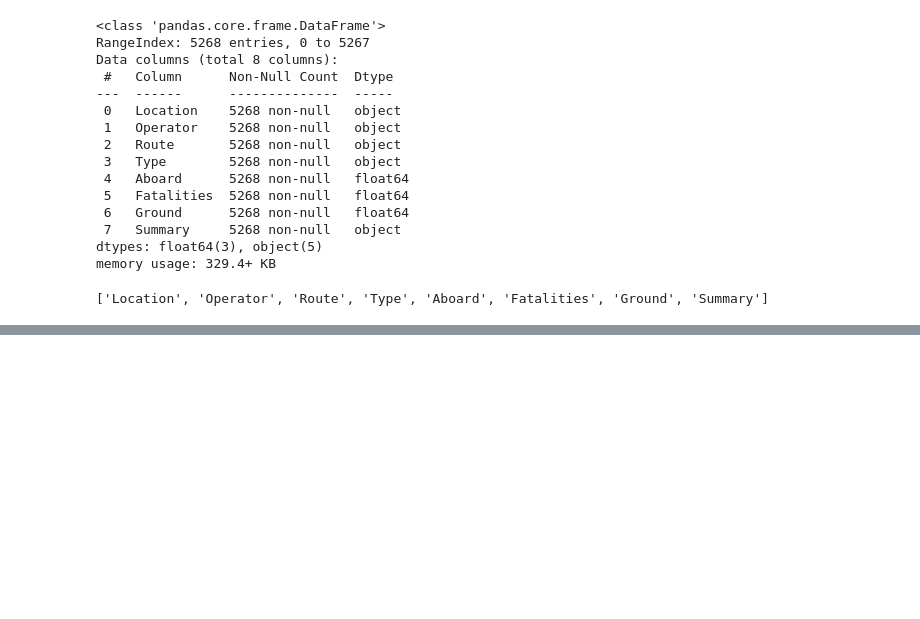
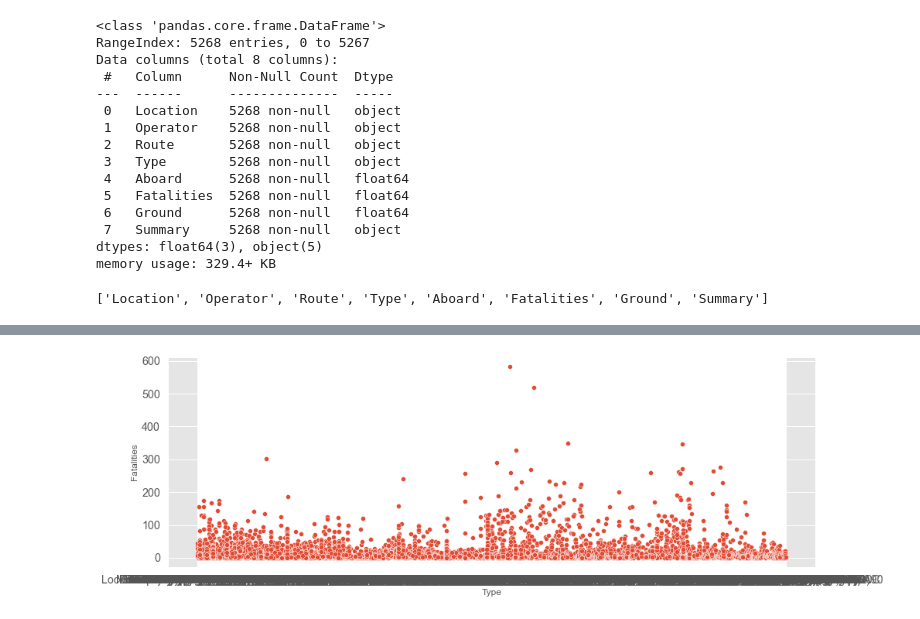
Before and after one commit to Kuldeepak090/Major-Project-kuldeepak, a Jupyter notebook: eda_data.ipynb, the cells around one changed output, grey strips where cells are left out. Saved outputs shown, nothing was run; the diff lists cells and outputs as text; code cells hidden in the pictures; blank space fills up the shorter version.

```diff
--- a/eda_data.ipynb
+++ b/eda_data.ipynb
@@ -82,0 +102,5 @@ df['Summary'].value_counts().head(20).plot(kind='bar',color = ['pink','orange'])
+# %%
+sns.scatterplot(x='Type',y='Fatalities',data=df)
+plt.show()
+# %% [output]
+[figure, added]
```
Also changed, not shown: parts of 16 cells of this notebook.
